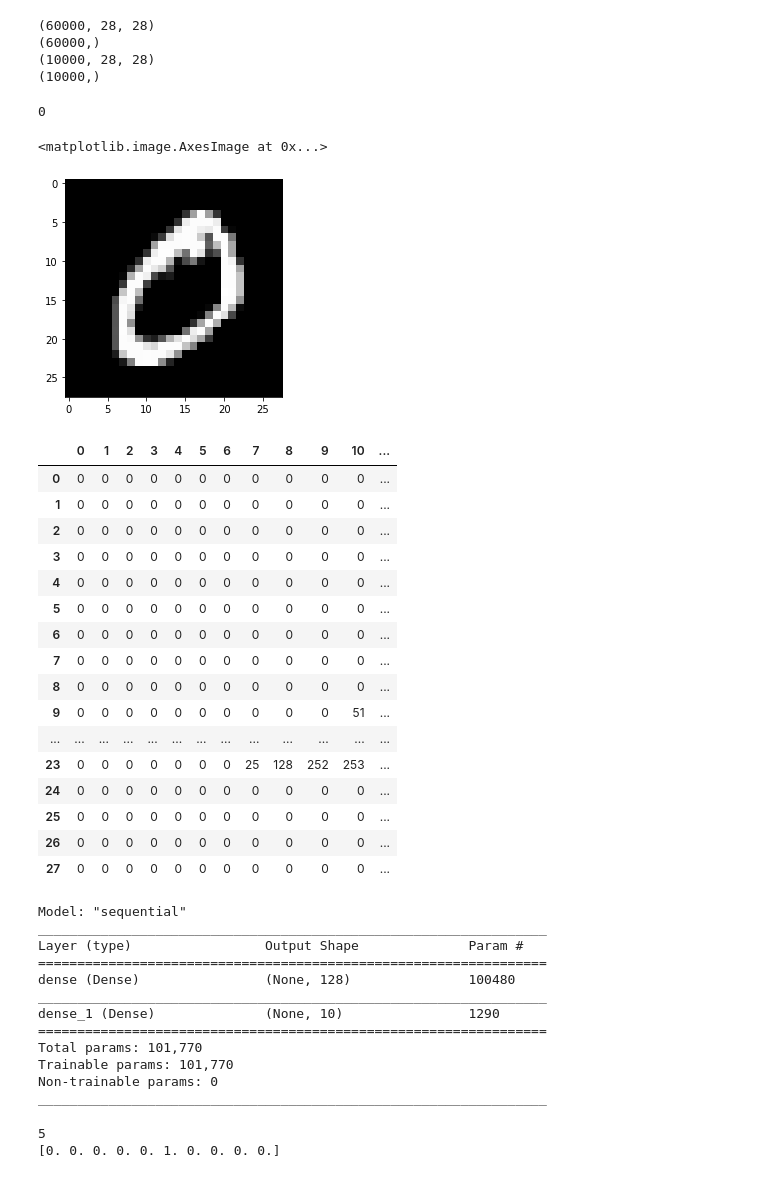
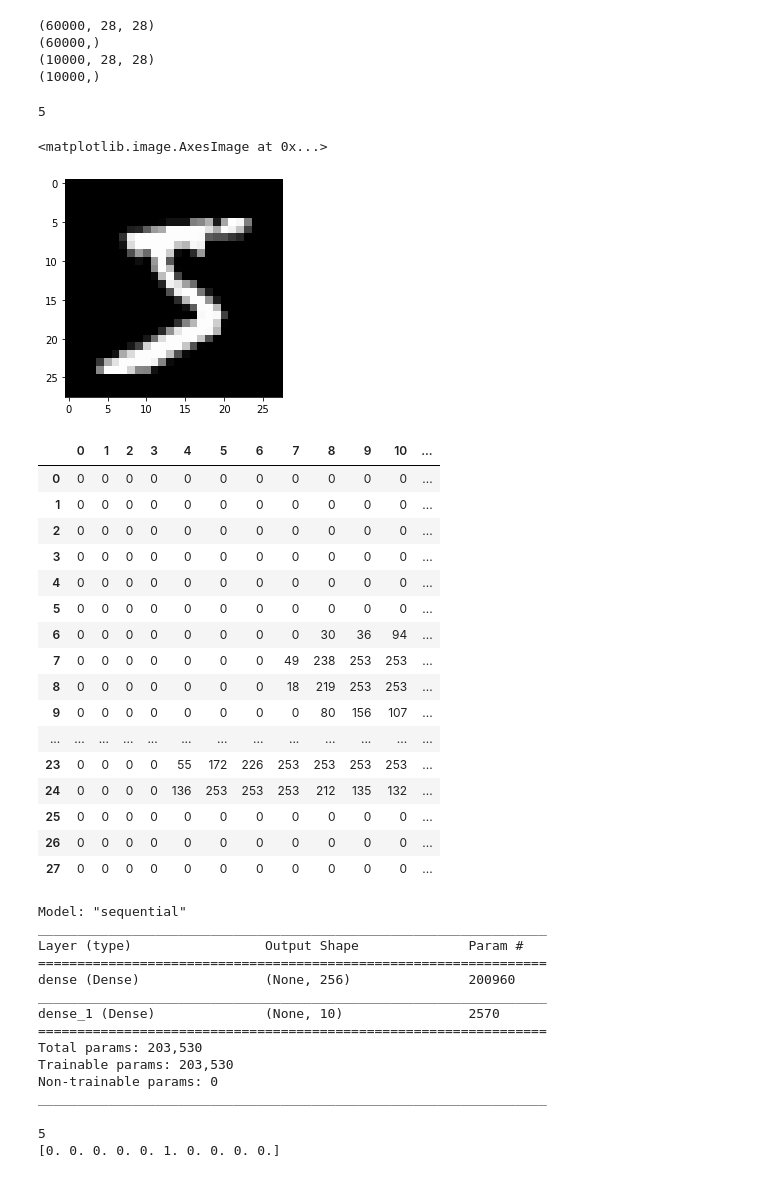
Before and after one commit to rerebebeccacca/20210602-machine-learing, a Jupyter notebook: mlp.ipynb, the cells around one changed output. Drawn from its saved outputs; the diff is of its cells as text; code cells hidden in the pictures.

```diff
--- a/mlp.ipynb
+++ b/mlp.ipynb
@@ -19,16 +16,16 @@ print(y_test.shape)
 (10000,)
 # %%
 import matplotlib.pyplot as plt
-print(y_train[1])
-#choose colormap-> cmap = "YlGn_r"(顏色反轉)
-plt.imshow(x_train[1], cmap="gray")
+print(y_train[0])
+# cmap="YlGn_r"
+plt.imshow(x_train[0], cmap="gray")
 # %% [output]
-0
+5
 <matplotlib.image.AxesImage at 0x...>
-[figure, old version]
+[figure, new version]
 # %%
 import pandas as pd
-pd.DataFrame(x_train[1])
+pd.DataFrame(x_train[0])
 # %% [output]
 |  | 0 | 1 | 2 | 3 | 4 | 5 | 6 | 7 | 8 | 9 | 10 | ... |
 | 0 | 0 | 0 | 0 | 0 | 0 | 0 | 0 | 0 | 0 | 0 | 0 | ... |
@@ -37,13 +34,13 @@ pd.DataFrame(x_train[1])
 | 3 | 0 | 0 | 0 | 0 | 0 | 0 | 0 | 0 | 0 | 0 | 0 | ... |
 | 4 | 0 | 0 | 0 | 0 | 0 | 0 | 0 | 0 | 0 | 0 | 0 | ... |
 | 5 | 0 | 0 | 0 | 0 | 0 | 0 | 0 | 0 | 0 | 0 | 0 | ... |
-| 6 | 0 | 0 | 0 | 0 | 0 | 0 | 0 | 0 | 0 | 0 | 0 | ... |
-| 7 | 0 | 0 | 0 | 0 | 0 | 0 | 0 | 0 | 0 | 0 | 0 | ... |
-| 8 | 0 | 0 | 0 | 0 | 0 | 0 | 0 | 0 | 0 | 0 | 0 | ... |
-| 9 | 0 | 0 | 0 | 0 | 0 | 0 | 0 | 0 | 0 | 0 | 51 | ... |
+| 6 | 0 | 0 | 0 | 0 | 0 | 0 | 0 | 0 | 30 | 36 | 94 | ... |
+| 7 | 0 | 0 | 0 | 0 | 0 | 0 | 0 | 49 | 238 | 253 | 253 | ... |
+| 8 | 0 | 0 | 0 | 0 | 0 | 0 | 0 | 18 | 219 | 253 | 253 | ... |
+| 9 | 0 | 0 | 0 | 0 | 0 | 0 | 0 | 0 | 80 | 156 | 107 | ... |
 | ... | ... | ... | ... | ... | ... | ... | ... | ... | ... | ... | ... | ... |
-| 23 | 0 | 0 | 0 | 0 | 0 | 0 | 0 | 25 | 128 | 252 | 253 | ... |
-| 24 | 0 | 0 | 0 | 0 | 0 | 0 | 0 | 0 | 0 | 0 | 0 | ... |
+| 23 | 0 | 0 | 0 | 0 | 55 | 172 | 226 | 253 | 253 | 253 | 253 | ... |
+| 24 | 0 | 0 | 0 | 0 | 136 | 253 | 253 | 253 | 212 | 135 | 132 | ... |
 | 25 | 0 | 0 | 0 | 0 | 0 | 0 | 0 | 0 | 0 | 0 | 0 | ... |
 | 26 | 0 | 0 | 0 | 0 | 0 | 0 | 0 | 0 | 0 | 0 | 0 | ... |
 | 27 | 0 | 0 | 0 | 0 | 0 | 0 | 0 | 0 | 0 | 0 | 0 | ... |
@@ -52,9 +49,9 @@ from tensorflow.keras.models import Sequential
 from tensorflow.keras.layers import Dense
 
 layers = [
-    # 784*128(線條）128 (bias) = 100480
-    Dense(128, activation="relu", input_dim=784),
-    #128*10(線條）＋ 10 (bias)= 1290
+    # 784 * 128(線條) + 128(bias) = 100480
+    Dense(256, activation="relu", input_dim=784),
+    # 128 * 10(線條) + 10(bias) = 1290
     Dense(10, activation="softmax")
 ]
 model = Sequential(layers)
@@ -64,12 +61,12 @@ Model: "sequential"
 _________________________________________________________________
 Layer (type)                 Output Shape              Param #
 =================================================================
-dense (Dense)                (None, 128)               100480
+dense (Dense)                (None, 256)               200960
 _________________________________________________________________
-dense_1 (Dense)              (None, 10)                1290
+dense_1 (Dense)              (None, 10)                2570
 =================================================================
-Total params: 101,770
-Trainable params: 101,770
+Total params: 203,530
+Trainable params: 203,530
 Non-trainable params: 0
 _________________________________________________________________
 # %%
```
Also changed, not shown: parts of 9 cells of this notebook.
